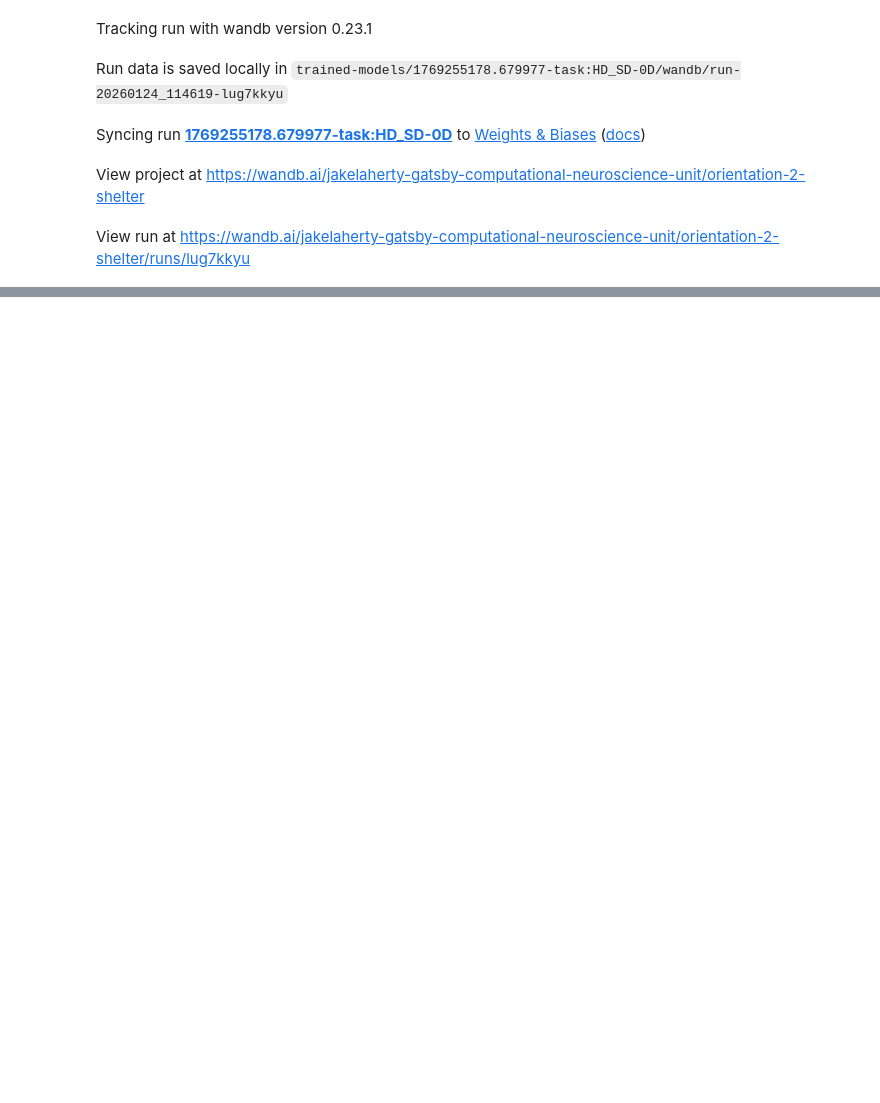
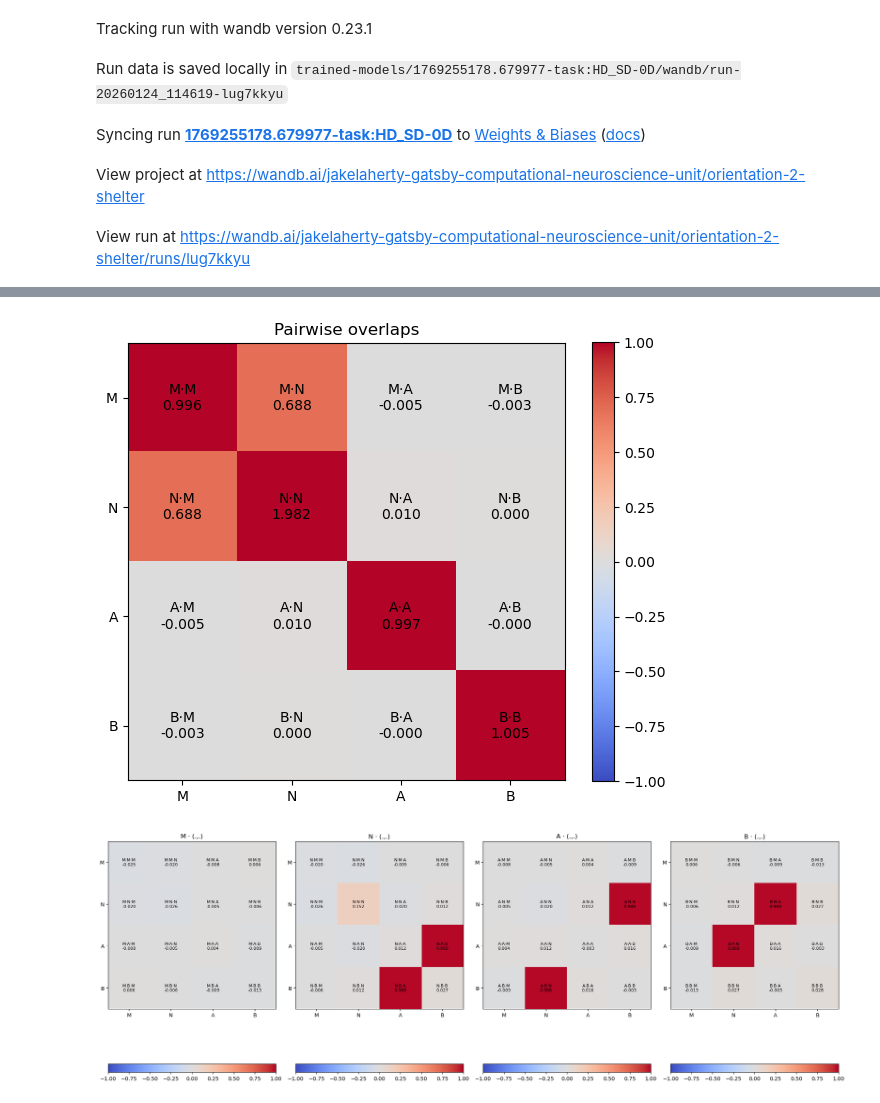
Before and after one commit to jake-latte/Orientation2Shelter, a Jupyter notebook: notebooks/scratch.ipynb, the cells around one changed output, grey strips where cells are left out. Saved outputs shown, nothing was run; the diff lists cells and outputs as text; code cells hidden in the pictures; blank space fills up the shorter version.

```diff
--- a/notebooks/scratch.ipynb
+++ b/notebooks/scratch.ipynb
@@ -122,0 +1252,67 @@ sd_0d_example_neurons = [0, 7]
+# %%
+Y = np.stack([m, n, I_A, I_B], axis=0)   # shape: (4, S, N)
+
+# Pairwise overlaps: shape (4, 4)
+Q = np.einsum('asn, bsn -> ab', Y, Y) / (Y.shape[1] * Y.shape[2])
+
+# Ternary overlaps: shape (4, 4, 4)
+T = np.einsum('asn, bsn, csn -> abc', Y, Y, Y) / (Y.shape[1] * Y.shape[2])
+
+names = ["M","N","A","B"]
+num = len(names)
+
+cmap = colormaps.get_cmap('coolwarm')
+from matplotlib.colors import Normalize
+norm = Normalize(vmin=-1, vmax=1)
+
+# -------- Pairwise overlaps --------
+
+fig, ax = plt.subplots(figsize=(6,5))
+
+im = ax.imshow(Q, cmap=cmap, norm=norm)
+
+ax.set_xticks(range(num))
+ax.set_yticks(range(num))
+ax.set_xticklabels(names)
+ax.set_yticklabels(names)
+
+ax.set_title("Pairwise overlaps")
+
+for i in range(num):
+    for j in range(num):
+        ax.text(j, i, f"{names[i]}·{names[j]}\n{Q[i,j]:.3f}",
+                ha="center", va="center", color="black")
+
+fig.colorbar(im, ax=ax)
+plt.tight_layout()
+
+
+# -------- Ternary overlaps --------
+
+fig, axes = plt.subplots(1, num, figsize=(20,10))
+
+for a, ax in enumerate(axes):
+
+    im = ax.imshow(T[a], cmap=cmap, norm=norm)
+
+    fig.colorbar(im, ax=ax, orientation='horizontal')
+
+    ax.set_xticks(range(num))
+    ax.set_yticks(range(num))
+    ax.set_xticklabels(names)
+    ax.set_yticklabels(names)
+
+    ax.set_title(f"{names[a]} · (.,.)")
+
+    for b in range(num):
+        for c in range(num):
+            ax.text(c, b,
+                    f"{names[a]}·{names[b]}·{names[c]}\n{T[a,b,c]:.3f}",
+                    ha="center", va="center", fontsize=8)
+
+plt.tight_layout()
+
+plt.show()
+# %% [output]
+[figure, added]
+[figure, added]
```
Also changed, not shown: parts of 14 cells of this notebook.
